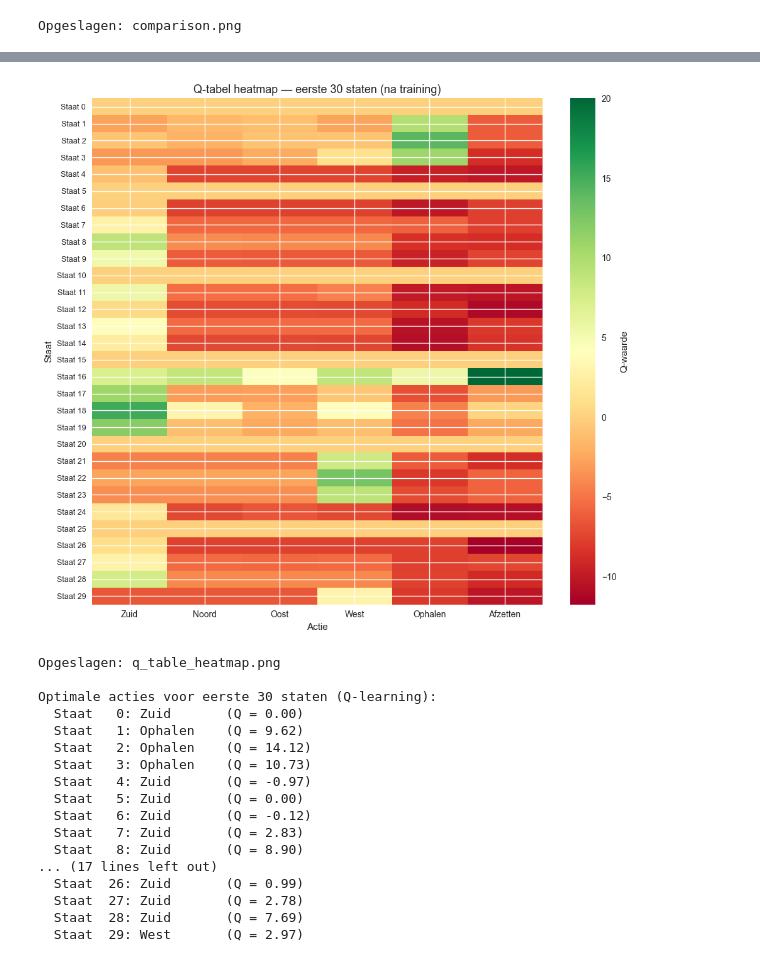
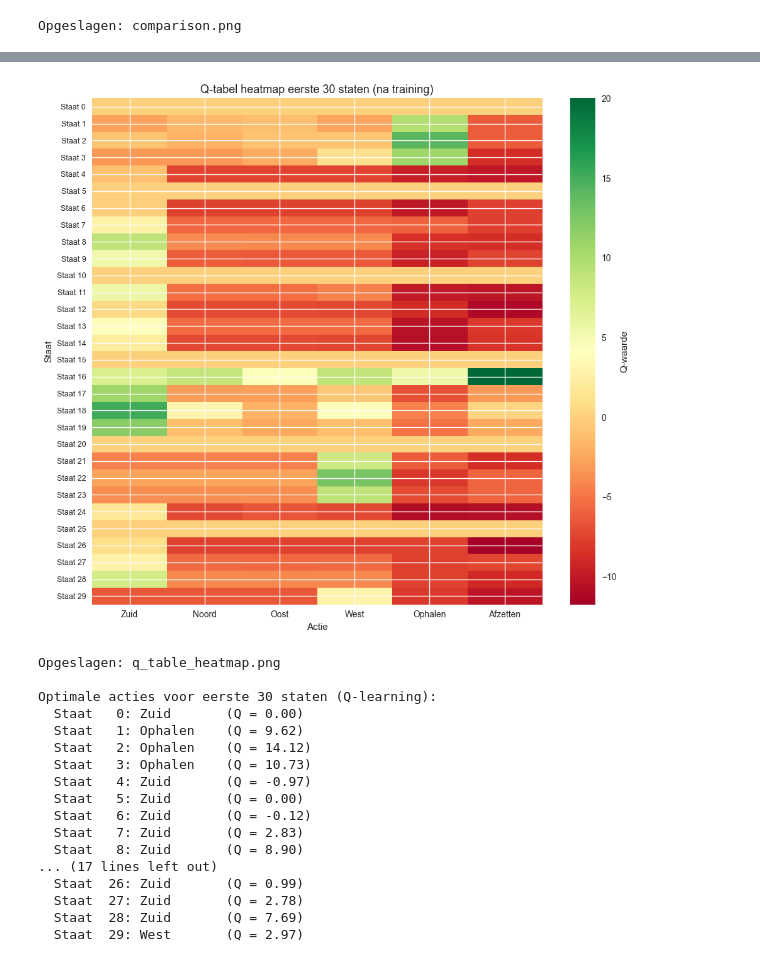
Before and after one commit to lalutir/datalab-v, a Jupyter notebook: Autonomous Systems/2/main.ipynb, the cells around one changed output, grey strips where cells are left out. Cells and saved outputs as stored; diff of their text form; code cells hidden in the pictures.

```diff
--- a/Autonomous Systems/2/main.ipynb
+++ b/Autonomous Systems/2/main.ipynb
@@ -145,6 +146,6 @@ Gymnasium versie: 1.2.3
 # %%
 # Maak de Taxi-v3 omgeving aan
-env = gym.make('Taxi-v3')
+env = gym.make('Taxi-v4')
 obs, info = env.reset(seed=SEED)
 
 n_states = env.observation_space.n
@@ -353,7 +354,7 @@ class QLearningAgent:
             steps_history.append(steps)
             epsilon_history.append(self.epsilon)
 
-            if verbose and (episode + 1) % 2000 == 0:
+            if verbose and (episode + 1) % 2000 == 0 or (episode == 0):
                 avg = np.mean(rewards_history[-100:])
                 print(
                     f'Episode {episode + 1:>6}/{n_episodes} | '
@@ -809,30 +822,30 @@ Opgeslagen: performance_comparison.png
 # %%
 # Q-tabel heatmap: visualiseer de geleerde Q-waarden voor de eerste 30 staten
 N_DISPLAY = 30
 q_subset = q_agent.q_table[:N_DISPLAY]
 
 fig, ax = plt.subplots(figsize=(10, 9))
 im = ax.imshow(q_subset, aspect='auto', cmap='RdYlGn')
 ax.set_xticks(range(n_actions))
 ax.set_xticklabels(['Zuid', 'Noord', 'Oost', 'West', 'Ophalen', 'Afzetten'], fontsize=10)
 ax.set_yticks(range(N_DISPLAY))
 ax.set_yticklabels([f'Staat {i}' for i in range(N_DISPLAY)], fontsize=9)
-ax.set_title(f'Q-tabel heatmap \u2014 eerste {N_DISPLAY} staten (na training)', fontsize=13)
+ax.set_title(f'Q-tabel heatmap eerste {N_DISPLAY} staten (na training)', fontsize=13)
 ax.set_xlabel('Actie', fontsize=11)
 ax.set_ylabel('Staat', fontsize=11)
 plt.colorbar(im, ax=ax, label='Q-waarde')
 plt.tight_layout()
 plt.savefig('q_table_heatmap.png', dpi=150, bbox_inches='tight')
 plt.show()
 print('Opgeslagen: q_table_heatmap.png')
 
 print(f'\nOptimale acties voor eerste {N_DISPLAY} staten (Q-learning):')
 for state in range(N_DISPLAY):
     best_action = q_agent.get_policy(state)
     best_q = q_agent.q_table[state, best_action]
     print(f'  Staat {state:>3}: {ACTION_NAMES[best_action]:<10} (Q = {best_q:.2f})')
 # %% [output]
-[figure, old version]
+[figure, new version]
 Opgeslagen: q_table_heatmap.png
 
 Optimale acties voor eerste 30 staten (Q-learning):
```
Also changed, not shown: parts of 20 cells of this notebook, 8 other files.
